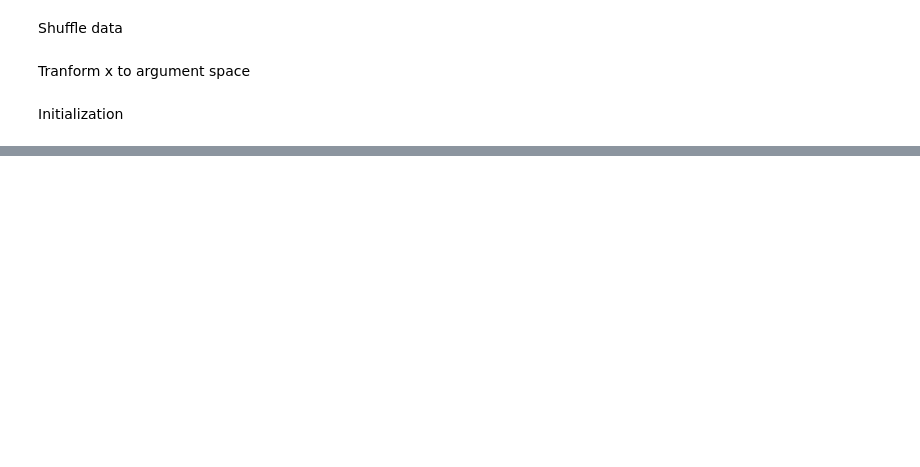
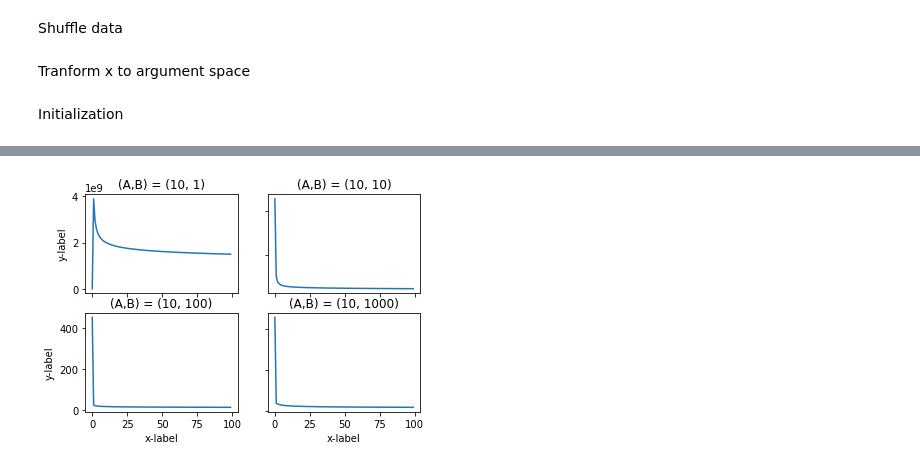
Before and after one commit to Hong7Cong/EE559-PatternReg, a Jupyter notebook: hw5/hw5.ipynb, the cells around one changed output, grey strips where cells are left out. Cells and saved outputs as stored; diff of their text form; code cells hidden in the pictures; blank space fills up the shorter version.

```diff
--- a/hw5/hw5.ipynb
+++ b/hw5/hw5.ipynb
@@ -128,0 +133,4 @@ array([[1.   , 0.636, 0.736, 0.979, 0.643],
+# %%
+hw5_plot(A,3)
+# %% [output]
+[figure, added]
```
Also changed, not shown: parts of 27 cells of this notebook, 3 other files.
